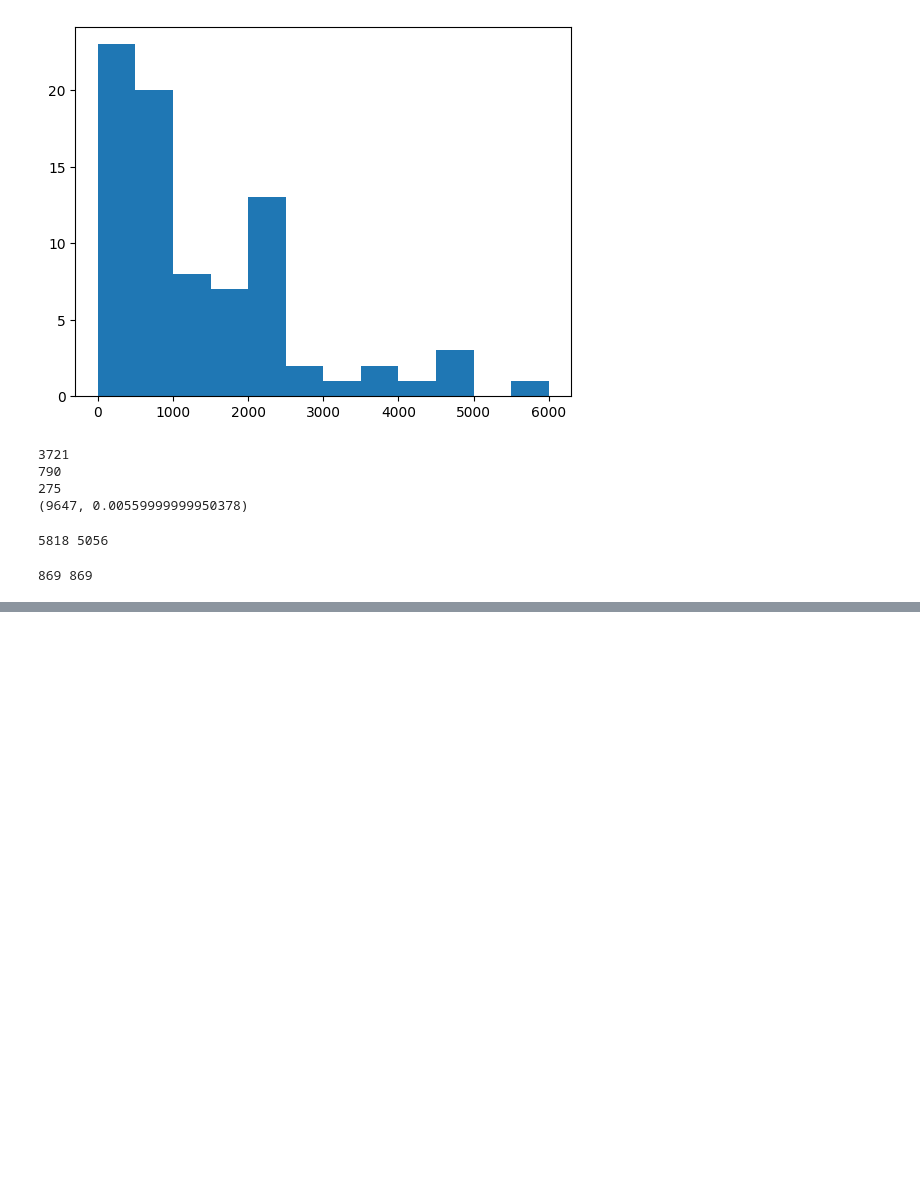
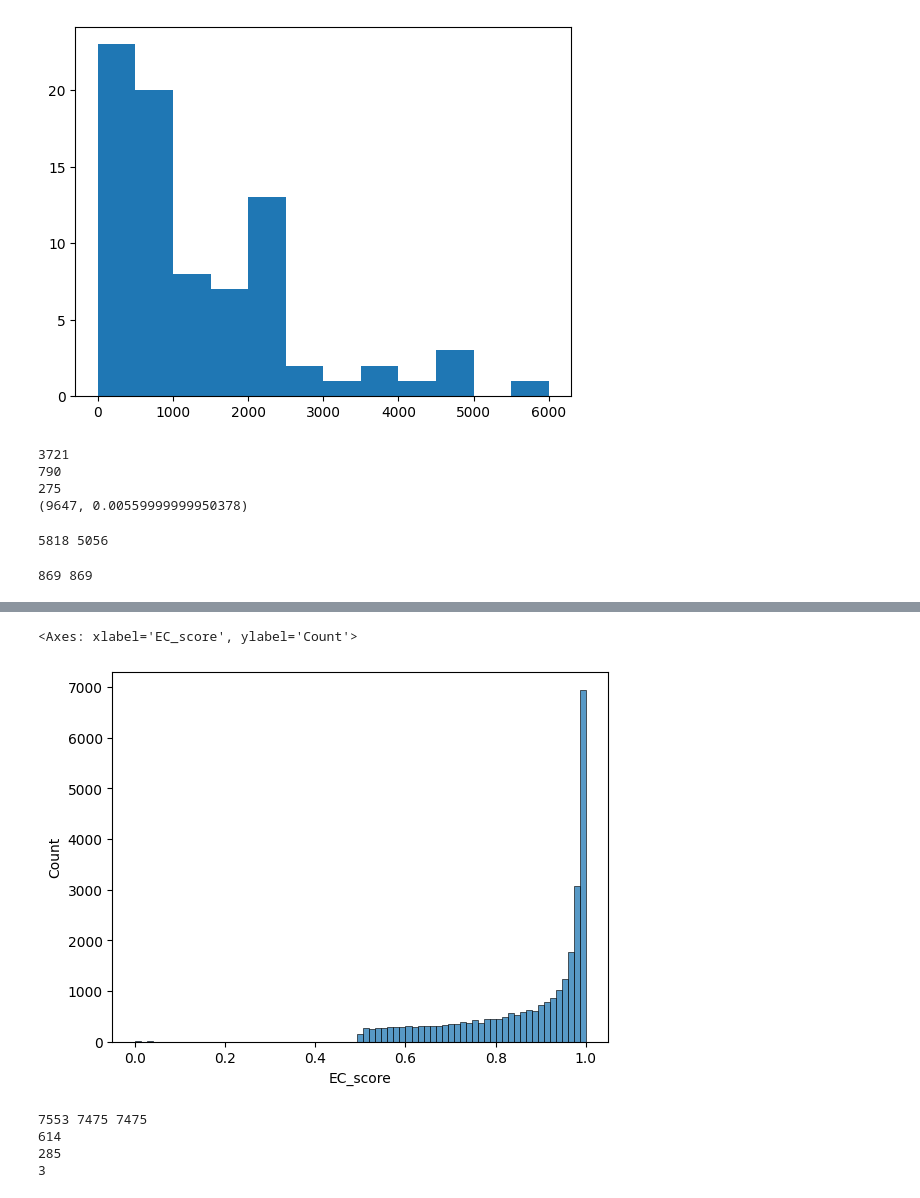
Before and after one commit to todanielwang/TopMPI, a Jupyter notebook: Experiments/notebook.ipynb, the cells around one changed output, grey strips where cells are left out. Cells and saved outputs as stored; diff of their text form; code cells hidden in the pictures; blank space fills up the shorter version.

```diff
--- a/Experiments/notebook.ipynb
+++ b/Experiments/notebook.ipynb
@@ -5185,0 +5214,10 @@ print(modified, total)
+# %%
+import util
+import seaborn as sns
+
+features = util.read_tsv("/home/daniel/Desktop/datafiles/RealData/yeast/yeast/Yeast_1_ms1.feature")
+
+sns.histplot(features["EC_score"])
+# %% [output]
+<Axes: xlabel='EC_score', ylabel='Count'>
+[figure, added]
@@ -5185,0 +5242,25 @@ print(modified, total)
+# %%
+print(len(old), len(new), len(shared))
+
+changed = []
+for scan in shared:
+    if (len(olddict[scan].header.pre_id_list) >= 2):
+        if (len(newdict[scan].header.pre_id_list)) >= 2:
+            if olddict[scan].header.pre_id_list[1] != newdict[scan].header.pre_id_list[1]:
+                changed.append(scan)
+        else:
+            changed.append(scan)
+
+print(len(changed))
+
+import util
+primary = util.read_tsv("/home/daniel/Desktop/datafiles/RealData/yeast/Yeast_1_TopMPI/Yeast_1_TopMPI/Primary_ms2_toppic_prsm_single.tsv")
+print(primary[primary["Scan(s)"].isin(changed)].shape[0])
+
+second = primary[primary['Data file name'].str.contains('Second_ms2.msalign')].reset_index(drop=True)
+print(second[second["Scan(s)"].isin(changed)].shape[0])
+# %% [output]
+7553 7475 7475
+614
+285
+3
```
Also changed, not shown: parts of 3 cells of this notebook, 4 other files.
